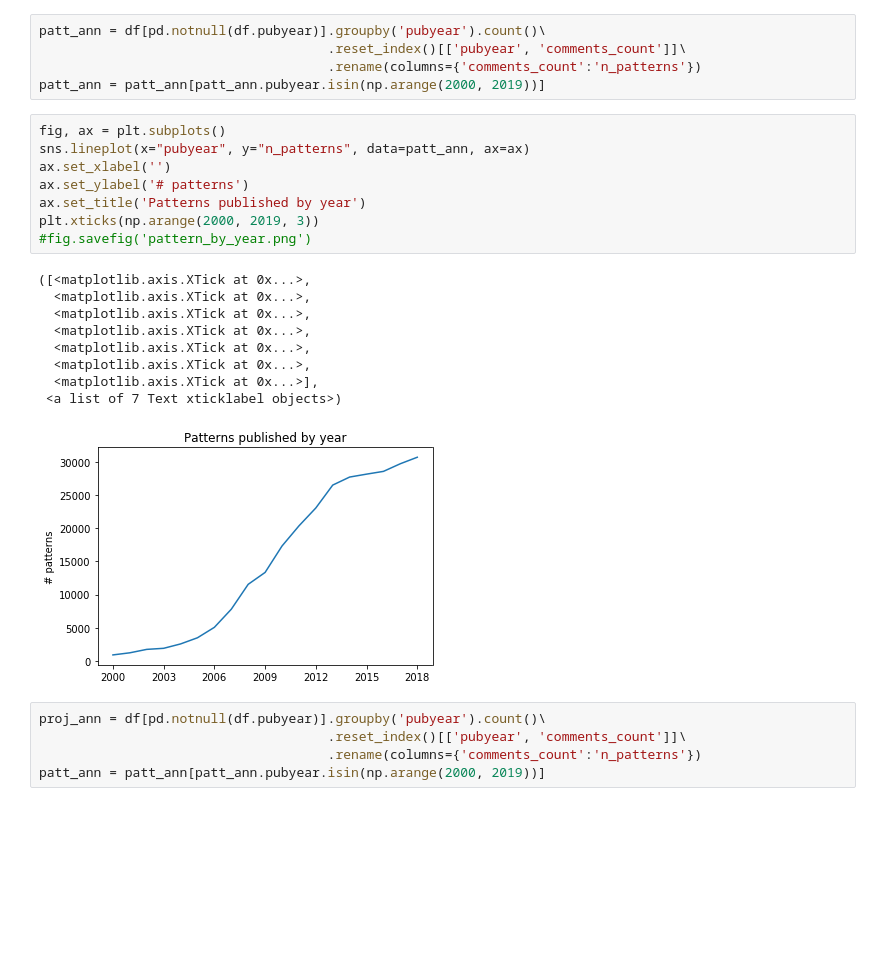
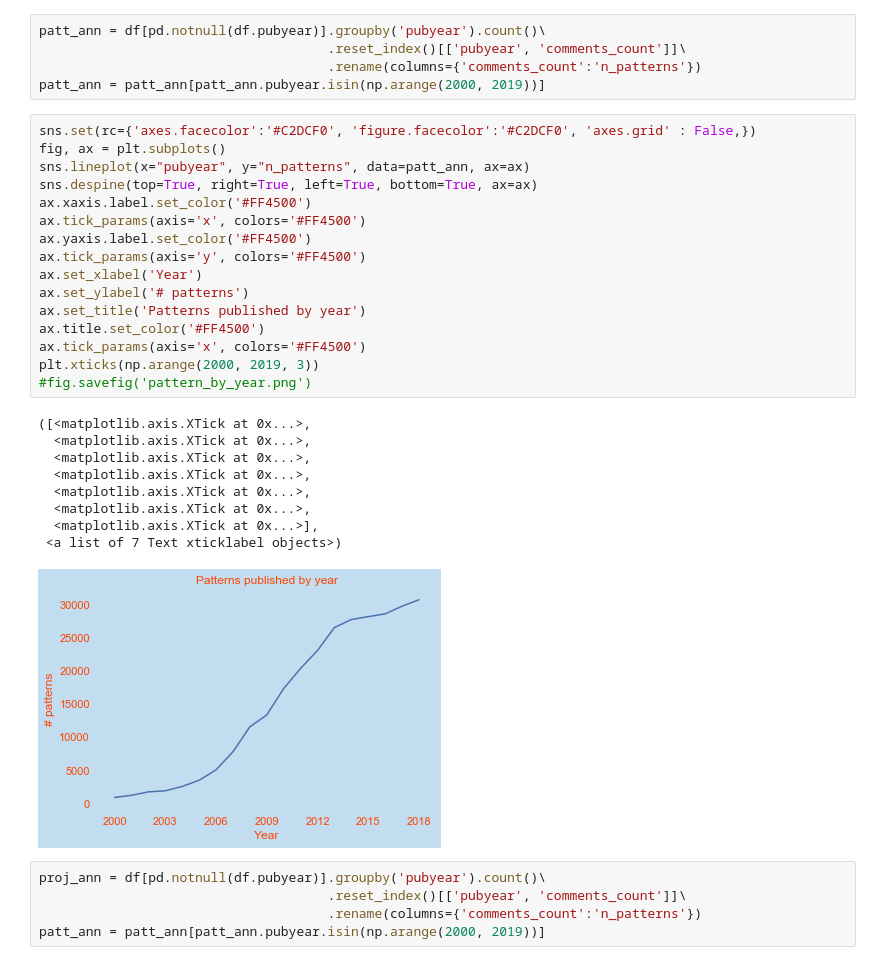
Before and after one commit to jweinreb-zz/knitpick, a Jupyter notebook: demo EDA.ipynb, the cells around one changed output. Drawn from its saved outputs; the diff is of its cells as text; blank space fills up the shorter version.

Commit message:
adding plots and models for Demo EDA / pockets

```diff
--- a/demo EDA.ipynb
+++ b/demo EDA.ipynb
@@ -45,23 +45,31 @@ patt_ann = df[pd.notnull(df.pubyear)].groupby('pubyear').count()\
                                      .rename(columns={'comments_count':'n_patterns'})
 patt_ann = patt_ann[patt_ann.pubyear.isin(np.arange(2000, 2019))]
 # %%
+sns.set(rc={'axes.facecolor':'#C2DCF0', 'figure.facecolor':'#C2DCF0', 'axes.grid' : False,})
 fig, ax = plt.subplots()
 sns.lineplot(x="pubyear", y="n_patterns", data=patt_ann, ax=ax)
-ax.set_xlabel('')
+sns.despine(top=True, right=True, left=True, bottom=True, ax=ax)
+ax.xaxis.label.set_color('#FF4500')
+ax.tick_params(axis='x', colors='#FF4500')
+ax.yaxis.label.set_color('#FF4500')
+ax.tick_params(axis='y', colors='#FF4500')
+ax.set_xlabel('Year')
 ax.set_ylabel('# patterns')
 ax.set_title('Patterns published by year')
+ax.title.set_color('#FF4500')
+ax.tick_params(axis='x', colors='#FF4500')
 plt.xticks(np.arange(2000, 2019, 3))
 #fig.savefig('pattern_by_year.png')
 # %% [output]
 ([<matplotlib.axis.XTick at 0x...>,
   <matplotlib.axis.XTick at 0x...>,
   <matplotlib.axis.XTick at 0x...>,
   <matplotlib.axis.XTick at 0x...>,
   <matplotlib.axis.XTick at 0x...>,
   <matplotlib.axis.XTick at 0x...>,
   <matplotlib.axis.XTick at 0x...>],
  <a list of 7 Text xticklabel objects>)
-[figure, old version]
+[figure, new version]
 # %%
 proj_ann = df[pd.notnull(df.pubyear)].groupby('pubyear').count()\
                                      .reset_index()[['pubyear', 'comments_count']]\
```
Also changed, not shown: parts of 21 cells of this notebook.
